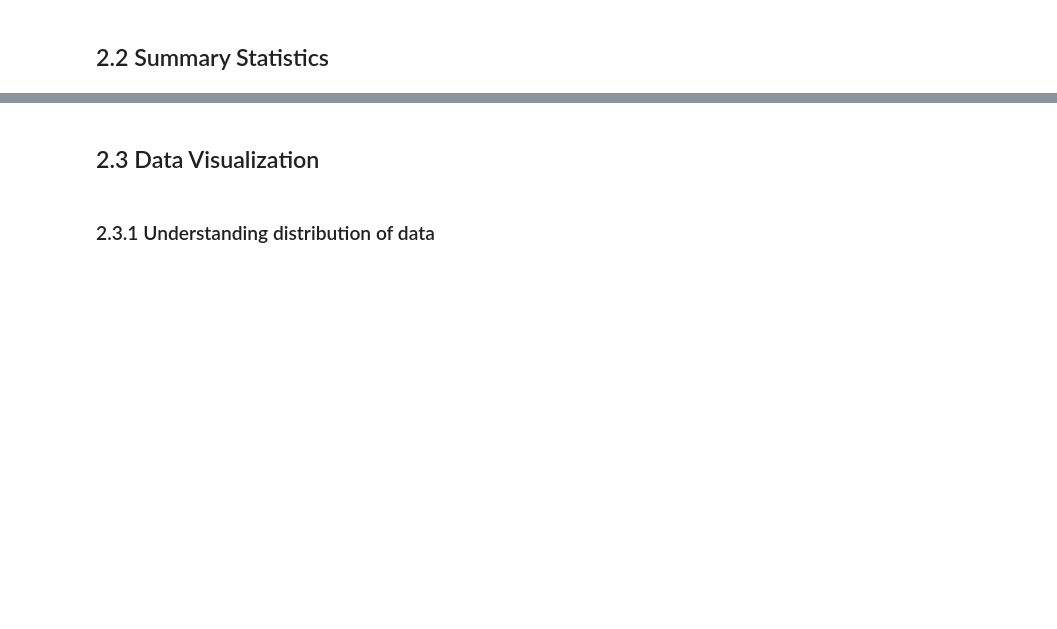
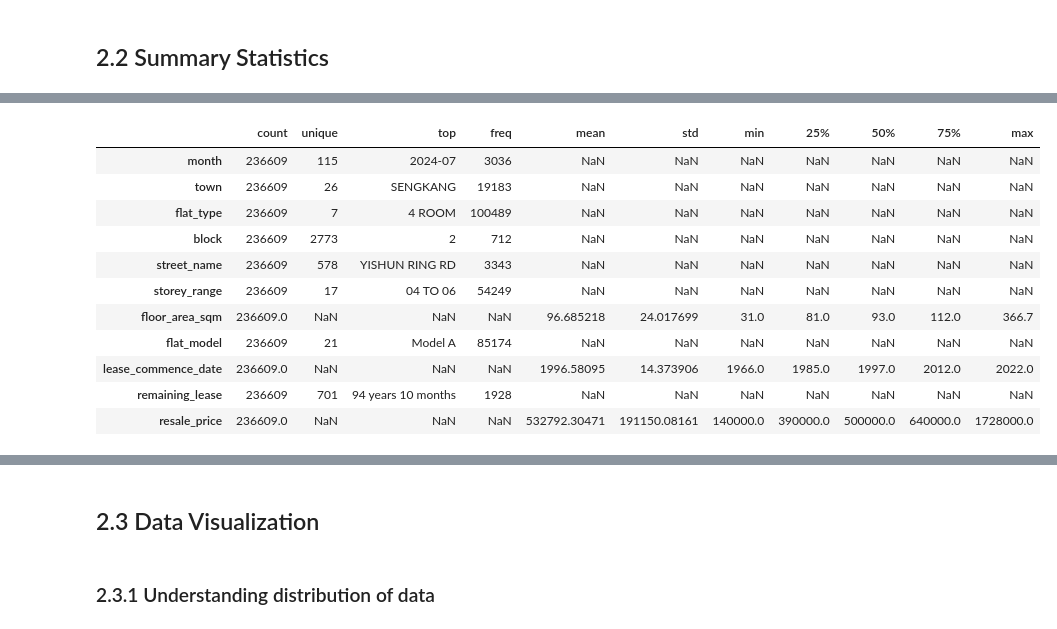
Before and after one commit to Timyi06/TimyiMLDPProject, a Jupyter notebook: MLDP Program Codes Submission Template.ipynb, the cells around one changed output, grey strips where cells are left out. Saved outputs shown, nothing was run; the diff lists cells and outputs as text; code cells hidden in the pictures; blank space fills up the shorter version.

```diff
--- a/MLDP Program Codes Submission Template.ipynb
+++ b/MLDP Program Codes Submission Template.ipynb
@@ -35,2 +101,16 @@ Goal: ?
 # %%
 ## Describe data distribution
+df.describe(include="all").T
+# %% [output]
+|  | count | unique | top | freq | mean | std | min | 25% | 50% | 75% | max |
+| month | 236609 | 115 | 2024-07 | 3036 | NaN | NaN | NaN | NaN | NaN | NaN | NaN |
+| town | 236609 | 26 | SENGKANG | 19183 | NaN | NaN | NaN | NaN | NaN | NaN | NaN |
+| flat_type | 236609 | 7 | 4 ROOM | 100489 | NaN | NaN | NaN | NaN | NaN | NaN | NaN |
+| block | 236609 | 2773 | 2 | 712 | NaN | NaN | NaN | NaN | NaN | NaN | NaN |
+| street_name | 236609 | 578 | YISHUN RING RD | 3343 | NaN | NaN | NaN | NaN | NaN | NaN | NaN |
+| storey_range | 236609 | 17 | 04 TO 06 | 54249 | NaN | NaN | NaN | NaN | NaN | NaN | NaN |
+| floor_area_sqm | 236609.0 | NaN | NaN | NaN | 96.685218 | 24.017699 | 31.0 | 81.0 | 93.0 | 112.0 | 366.7 |
+| flat_model | 236609 | 21 | Model A | 85174 | NaN | NaN | NaN | NaN | NaN | NaN | NaN |
+| lease_commence_date | 236609.0 | NaN | NaN | NaN | 1996.58095 | 14.373906 | 1966.0 | 1985.0 | 1997.0 | 2012.0 | 2022.0 |
+| remaining_lease | 236609 | 701 | 94 years 10 months | 1928 | NaN | NaN | NaN | NaN | NaN | NaN | NaN |
+| resale_price | 236609.0 | NaN | NaN | NaN | 532792.30471 | 191150.08161 | 140000.0 | 390000.0 | 500000.0 | 640000.0 | 1728000.0 |
```
Also changed, not shown: parts of 17 cells of this notebook, 1 other file.
